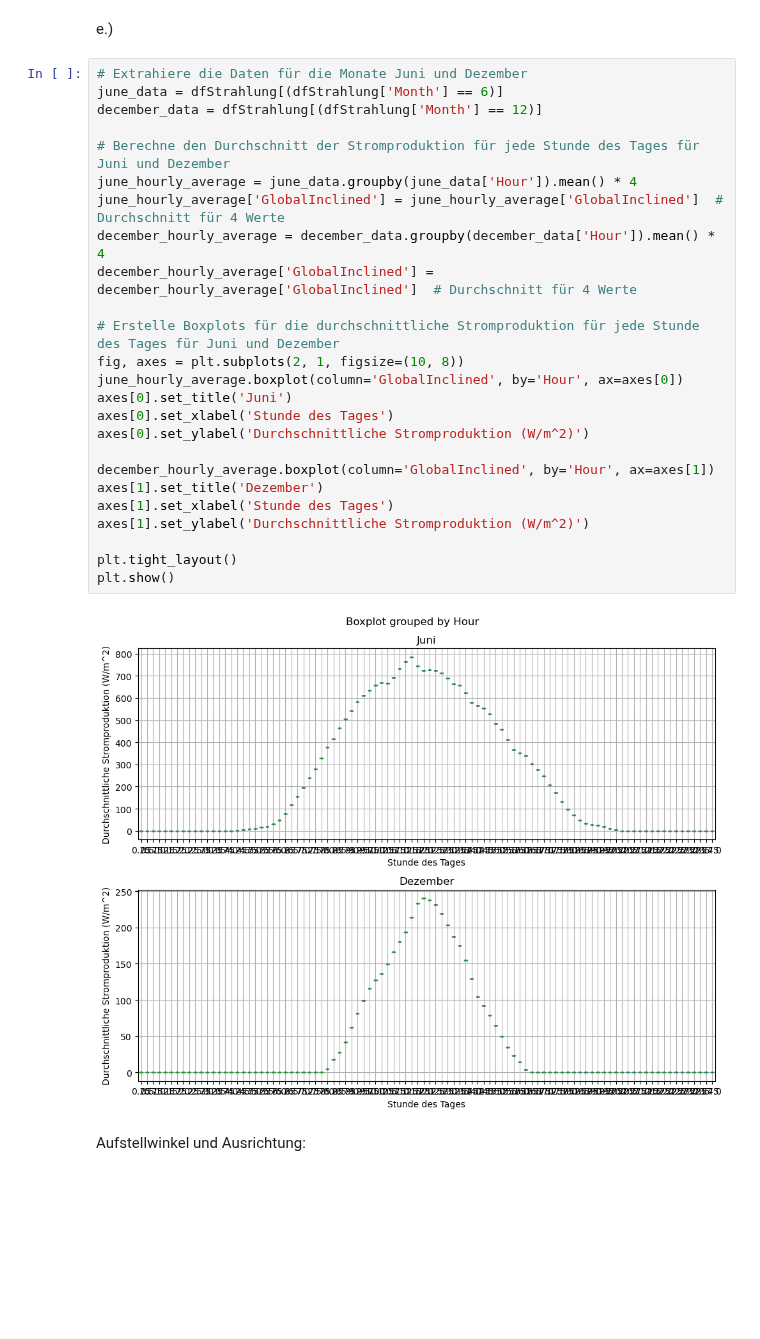
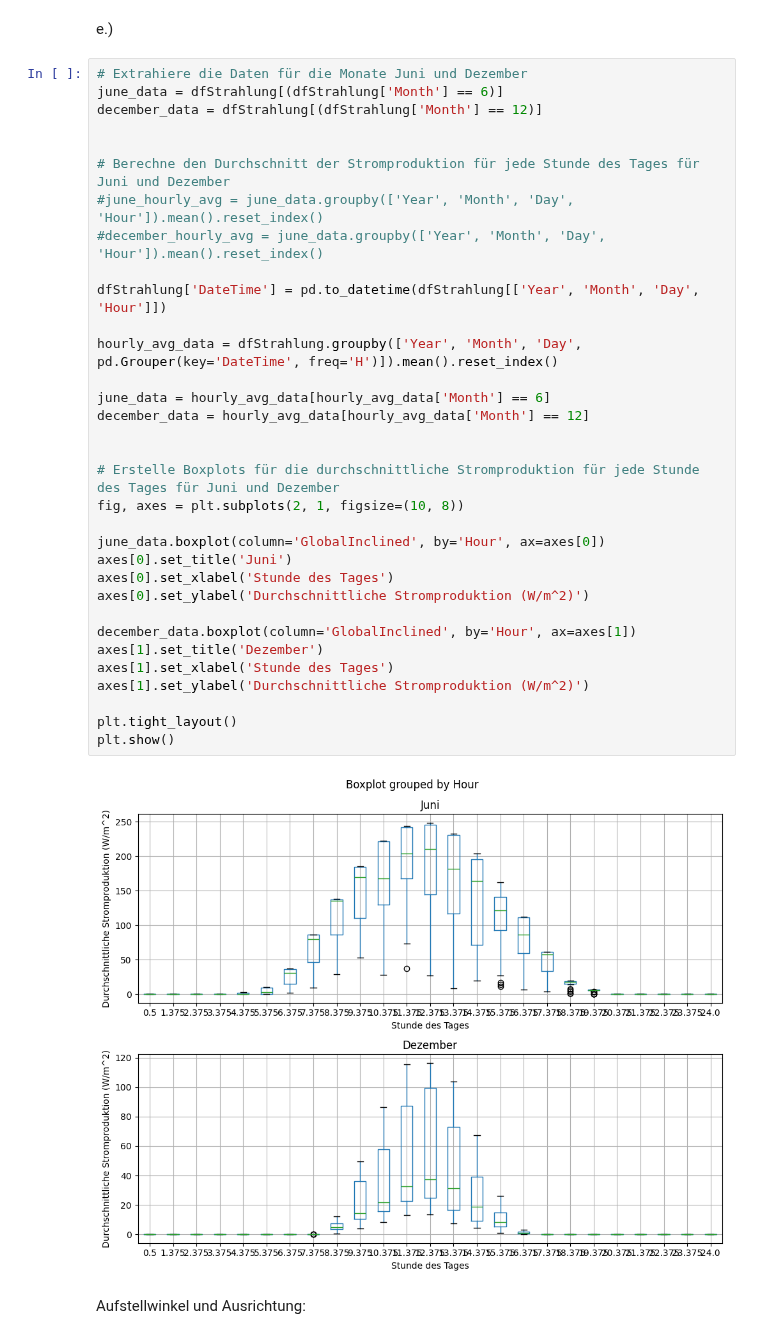
Before and after one commit to AhmedAkhi/1.UE_FV, a Jupyter notebook: UE1_Gruppe2.ipynb, the cells around one changed output. Cells and saved outputs as stored; diff of their text form; blank space fills up the shorter version.

Commit message:
boxplots hinzugefügt

```diff
--- a/UE1_Gruppe2.ipynb
+++ b/UE1_Gruppe2.ipynb
@@ -453,30 +445,38 @@ e.)
 # %%
 # Extrahiere die Daten für die Monate Juni und Dezember
 june_data = dfStrahlung[(dfStrahlung['Month'] == 6)]
 december_data = dfStrahlung[(dfStrahlung['Month'] == 12)]
 
+
 # Berechne den Durchschnitt der Stromproduktion für jede Stunde des Tages für Juni und Dezember
-june_hourly_average = june_data.groupby(june_data['Hour']).mean() * 4
-june_hourly_average['GlobalInclined'] = june_hourly_average['GlobalInclined']  # Durchschnitt für 4 Werte
-december_hourly_average = december_data.groupby(december_data['Hour']).mean() * 4
-december_hourly_average['GlobalInclined'] = december_hourly_average['GlobalInclined']  # Durchschnitt für 4 Werte
+#june_hourly_avg = june_data.groupby(['Year', 'Month', 'Day', 'Hour']).mean().reset_index()
+#december_hourly_avg = june_data.groupby(['Year', 'Month', 'Day', 'Hour']).mean().reset_index()
+
+dfStrahlung['DateTime'] = pd.to_datetime(dfStrahlung[['Year', 'Month', 'Day', 'Hour']])
+
+hourly_avg_data = dfStrahlung.groupby(['Year', 'Month', 'Day', pd.Grouper(key='DateTime', freq='H')]).mean().reset_index()
+
+june_data = hourly_avg_data[hourly_avg_data['Month'] == 6]
+december_data = hourly_avg_data[hourly_avg_data['Month'] == 12]
+
 
 # Erstelle Boxplots für die durchschnittliche Stromproduktion für jede Stunde des Tages für Juni und Dezember
 fig, axes = plt.subplots(2, 1, figsize=(10, 8))
-june_hourly_average.boxplot(column='GlobalInclined', by='Hour', ax=axes[0])
+
+june_data.boxplot(column='GlobalInclined', by='Hour', ax=axes[0])
 axes[0].set_title('Juni')
 axes[0].set_xlabel('Stunde des Tages')
 axes[0].set_ylabel('Durchschnittliche Stromproduktion (W/m^2)')
 
-december_hourly_average.boxplot(column='GlobalInclined', by='Hour', ax=axes[1])
+december_data.boxplot(column='GlobalInclined', by='Hour', ax=axes[1])
 axes[1].set_title('Dezember')
 axes[1].set_xlabel('Stunde des Tages')
 axes[1].set_ylabel('Durchschnittliche Stromproduktion (W/m^2)')
 
 plt.tight_layout()
 plt.show()
 # %% [output]
-[figure, old version]
+[figure, new version]
 # %% [markdown]
 Aufstellwinkel und Ausrichtung:
 # %%
```
Also changed, not shown: parts of 5 cells of this notebook, 1 other file.
